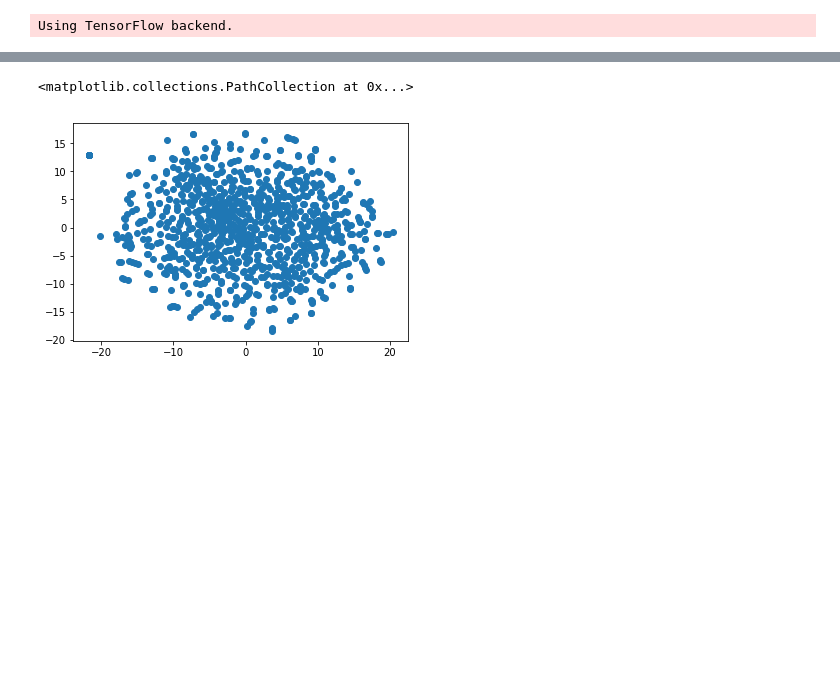
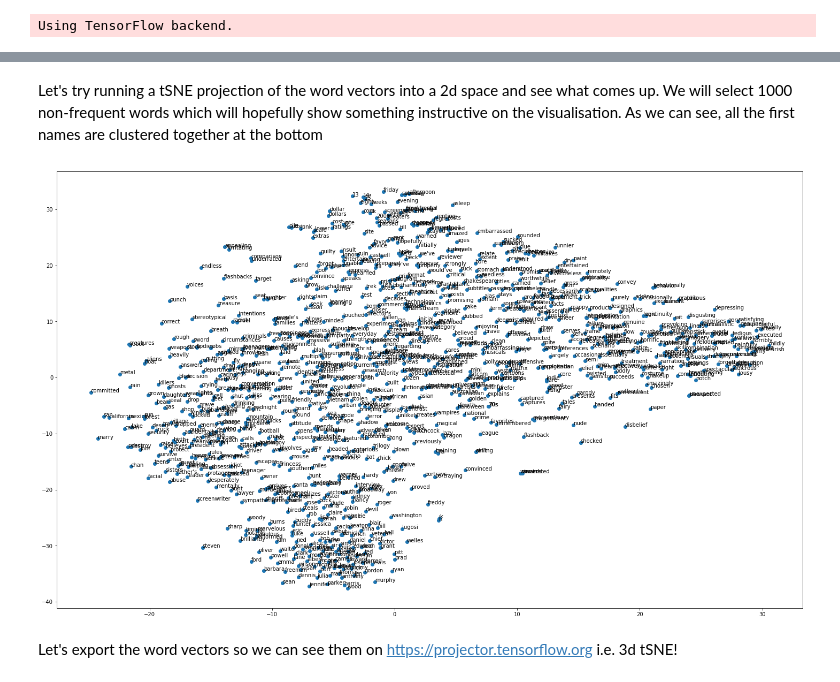
Before and after one commit to ecsplendid/nlp-skipgram-talk, a Jupyter notebook: SkipGram NegativeSampling-IMDB.ipynb, the cells around one changed output, grey strips where cells are left out. Drawn from its saved outputs; the diff is of its cells as text; code cells hidden in the pictures; blank space fills up the shorter version.

```diff
--- a/SkipGram NegativeSampling-IMDB.ipynb
+++ b/SkipGram NegativeSampling-IMDB.ipynb
@@ -21,2 +26,2 @@ from keras.datasets import imdb
 # %%
-review = 200
+review = 201
@@ -210,0 +323,10 @@ for word in words:
+# %%
+%%time
+
+idx2emb = {}
+
+for wid in range(vocab_size) | where( lambda i: i in reverse_word_index ):
+
+    vec_in = ohe.fit_transform(wid).todense()
+
+    idx2emb[wid] = vec_in*W+b
@@ -211,9 +339,9 @@ for word in words:
 # %%
-for word in ["girl", "money", "american"]:
+for word in [ "film", "money", "american", "britain", "horror", "war", "office", "plane", "legal", "president"]:
     wid = word_index[word]
-    source_emb = idx2emb[wid]S
+    source_emb = idx2emb[wid]
     distances = []
-    for i in range(10, vocab_size):
+    for i in range(vocab_size) | where( lambda i: i in reverse_word_index ):
         if i == wid:
             continue
         target_emb = idx2emb[i]
@@ -229 +364,32 @@ american => from, were, order, who, really, all, they, any, are, those
+# %% [markdown]
+Let's try running a tSNE projection of the word vectors into a 2d space and see what comes up. We will select 1000 non-frequent words which will hopefully show something instructive on the visualisation. As we can see, all the first names are clustered together at the bottom
+# %%
+from sklearn.manifold import TSNE
+
+w=1000
+start_from=2000
+
+WORDS = np.zeros( (w, dimensions) )
+
+for i in range(0,w):
+    WORDS[i] = idx2emb[start_from+i]
+
+tsne = TSNE(n_components=2, random_state=0)
+np.set_printoptions(suppress=True)
+Y = tsne.fit_transform(WORDS)
+
+x_coords = Y[:, 0]
+y_coords = Y[:, 1]
+# display scatter plot
+plt.scatter(x_coords, y_coords)
+
+fig = plt.gcf()
+fig.set_size_inches(25,15)
+
+for i, (x,y) in enumerate(zip(x_coords, y_coords)):
+    plt.annotate(reverse_word_index[start_from+i], (x, y))
+# %% [output]
+[figure, added]
+# %% [markdown]
+Let's export the word vectors so we can see them on https://projector.tensorflow.org i.e. 3d tSNE!
 # %%
@@ -234,14 +401,0 @@ for i in range(10,990):
-# %%
-from sklearn.manifold import TSNE
-
-tsne = TSNE(n_components=2, random_state=0)
-np.set_printoptions(suppress=True)
-Y = tsne.fit_transform(WORDS)
-
-x_coords = Y[:, 0]
-y_coords = Y[:, 1]
-# display scatter plot
-plt.scatter(x_coords, y_coords)
-# %% [output]
-<matplotlib.collections.PathCollection at 0x...>
-[figure, removed]
```
Also changed, not shown: parts of 48 cells of this notebook.
